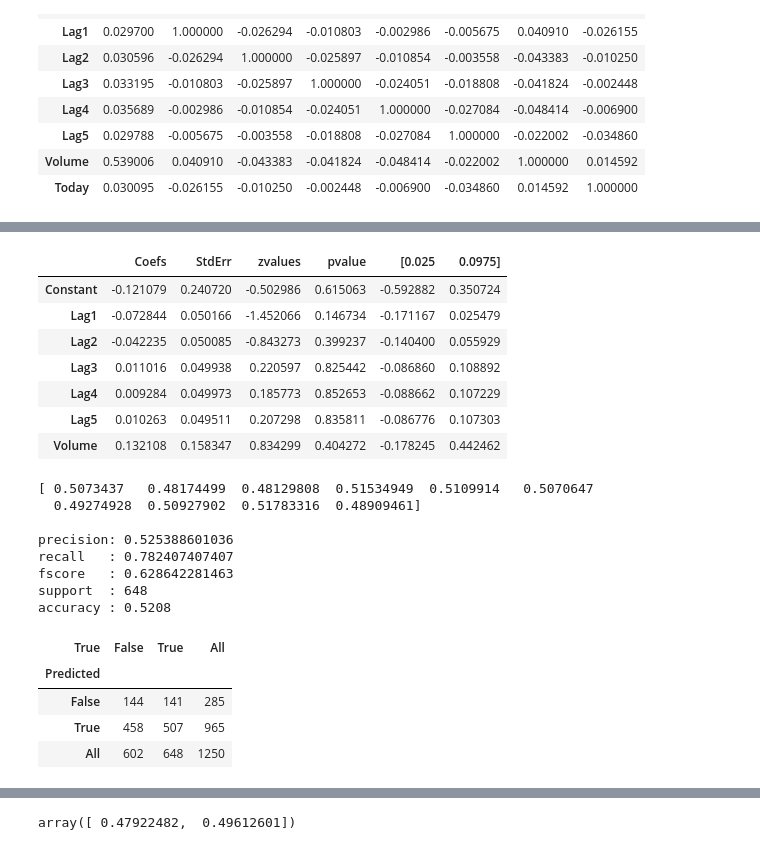
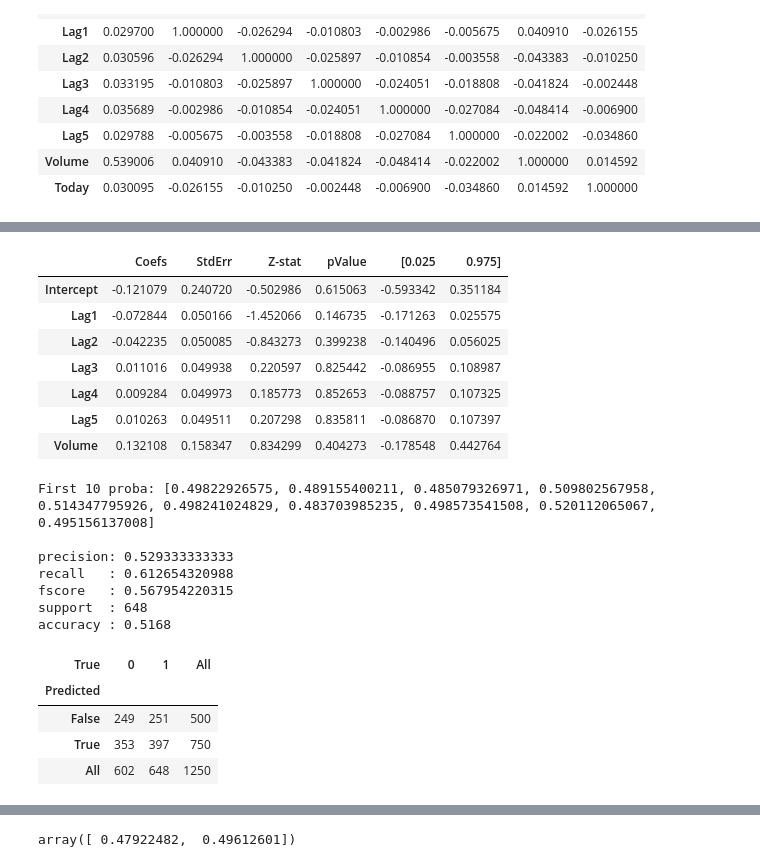
Before and after one commit to AndryRajoelimanana/Intro_Statistical_Learning, a Jupyter notebook: Chapter4_Classifications.ipynb, the cells around one changed output, grey strips where cells are left out. Saved outputs shown, nothing was run; the diff lists cells and outputs as text; code cells hidden in the pictures.

```diff
--- a/Chapter4_Classifications.ipynb
+++ b/Chapter4_Classifications.ipynb
@@ -74,17 +75,17 @@ class ModelStat(object):
             self.results = mydf
         if model_name == "sklearn.linear_model.logistic.LogisticRegression":
             self.params = np.append(model.intercept_,model.coef_)
-            predictions = self.predict_proba(X)
+            predictions = model.predict_proba(X)
             likelihood = np.multiply(predictions[:,0], predictions[:,1])
             self.cov_params = ModelStat.covlogit_matrix(newX, likelihood)
-            variance = np.diag(covLogit)
+            variance = np.diag(self.cov_params)
             self.StdErr = np.sqrt(variance)
             self.tValues = self.params/self.StdErr
             self.pValues =[2*(1 - sc.stats.t.cdf(np.abs(i),(self.dof+1))) for i in self.tValues]
             tppf = sc.stats.t.isf(0.025, self.dof)
             self.confInt = [self.params-tppf*self.StdErr, self.params+tppf*self.StdErr]
             mydf = pd.DataFrame(index=cols)
-            mydf["Coefs"],mydf["StdErr"],mydf["tValues"],mydf["pValue"] = [self.params,self.StdErr,self.tValues,self.pValues]
+            mydf["Coefs"],mydf["StdErr"],mydf["Z-stat"],mydf["pValue"] = [self.params,self.StdErr,self.tValues,self.pValues]
             mydf["[0.025"] = self.confInt[0]
             mydf["0.975]"] = self.confInt[1]
             self.results = mydf
@@ -221,6 +222,19 @@ def grid_create(model, XX, y, xstd, ystd, ngrid=20):
         coef2 = yarr[i,j]
         Z[i,j] =sum((y - (intercept + coef1*xz + coef2*yz))**2)
     return(xarr,yarr,Z)
+
+def print_diagtest(y, y_pred):
+    # diagnostic test
+    precision, recall, fscore, support = score(y, y_pred)
+    # Finding accuracy score
+    accuracy = accuracy_score(y_pred, y)
+    print('precision: {}'.format(precision[1]))
+    print('recall   : {}'.format(recall[1]))
+    print('fscore   : {}'.format(fscore[1]))
+    print('support  : {}'.format(support[1]))
+    print "accuracy : {}".format(accuracy)
+    # Confusion matrix
+    display(pd.crosstab(y_pred, y,rownames=['Predicted'], colnames=['True'], margins=True))
 # %% [markdown]
 # An Overview of Classification
 # %%
@@ -538,47 +558,39 @@ Smarket['Direction1'] = Smarket['Direction'].map({'Up':1, 'Down':0})
 # %%
+# map Direction to integer for scikit
+Smarket['Direction1'] = Smarket['Direction'].map({'Up':1, 'Down':0})
 # Logistic regression
-smLR = LogisticRegression(solver='newton-cg', max_iter=1000)
-smLR.fit_stats(Smarket[['Lag1', 'Lag2', 'Lag3', 'Lag4', 'Lag5', 'Volume']], Smarket.Direction1)
-smLR.results
+smLR = linear_model.LogisticRegression(solver='newton-cg', max_iter=1000)
+smLR_stat = ModelStat(smLR, Smarket[['Lag1', 'Lag2', 'Lag3', 'Lag4', 'Lag5', 'Volume']], Smarket.Direction1, fit=True)
+smLR_stat.results
 # %% [output]
-|  | Coefs | StdErr | zvalues | pvalue | [0.025 | 0.0975] |
-| Constant | -0.121079 | 0.240720 | -0.502986 | 0.615063 | -0.592882 | 0.350724 |
-| Lag1 | -0.072844 | 0.050166 | -1.452066 | 0.146734 | -0.171167 | 0.025479 |
-| Lag2 | -0.042235 | 0.050085 | -0.843273 | 0.399237 | -0.140400 | 0.055929 |
-| Lag3 | 0.011016 | 0.049938 | 0.220597 | 0.825442 | -0.086860 | 0.108892 |
-| Lag4 | 0.009284 | 0.049973 | 0.185773 | 0.852653 | -0.088662 | 0.107229 |
-| Lag5 | 0.010263 | 0.049511 | 0.207298 | 0.835811 | -0.086776 | 0.107303 |
-| Volume | 0.132108 | 0.158347 | 0.834299 | 0.404272 | -0.178245 | 0.442462 |
+|  | Coefs | StdErr | Z-stat | pValue | [0.025 | 0.975] |
+| Intercept | -0.121079 | 0.240720 | -0.502986 | 0.615063 | -0.593342 | 0.351184 |
+| Lag1 | -0.072844 | 0.050166 | -1.452066 | 0.146735 | -0.171263 | 0.025575 |
+| Lag2 | -0.042235 | 0.050085 | -0.843273 | 0.399238 | -0.140496 | 0.056025 |
+| Lag3 | 0.011016 | 0.049938 | 0.220597 | 0.825442 | -0.086955 | 0.108987 |
+| Lag4 | 0.009284 | 0.049973 | 0.185773 | 0.852653 | -0.088757 | 0.107325 |
+| Lag5 | 0.010263 | 0.049511 | 0.207298 | 0.835811 | -0.086870 | 0.107397 |
+| Volume | 0.132108 | 0.158347 | 0.834299 | 0.404273 | -0.178548 | 0.442764 |
 # %%
 sm_proba = smLR.predict_proba(Smarket[['Lag1', 'Lag2', 'Lag3', 'Lag4', 'Lag5', 'Volume']])
 # Print the first 10 probability
-print sm_proba[:10,1]
+print "First 10 proba: ["+", ".join([str(i) for i in sm_proba[:10,1]])+"]"
 print
 
 sm_pred = sm_proba[:,1] > 0.5
 
 # diagnostic test
-precision, recall, fscore, support = score(Smarket.Direction1, sm_pred)
-# Finding accuracy score
-accuracy = accuracy_score(sm_pred, Smarket.Direction1)
-print('precision: {}'.format(precision[1]))
-print('recall   : {}'.format(recall[1]))
-print('fscore   : {}'.format(fscore[1]))
-print('support  : {}'.format(support[1]))
-print "accuracy : {}".format(accuracy)
-# Confusion matrix
-pd.crosstab(sm_pred, Smarket.Direction1.map({0:'False', 1:'True'}),rownames=['Predicted'], colnames=['True'], margins=True)
+print_diagtest(Smarket.Direction1, sm_pred)
 # %% [output]
-[ 0.5073437   0.48174499  0.48129808  0.51534949  0.5109914   0.5070647
-  0.49274928  0.50927902  0.51783316  0.48909461]
+First 10 proba: [0.49822926575, 0.489155400211, 0.485079326971, 0.509802567958, 0.514347795926, 0.498241024829, 0.483703985235, 0.498573541508, 0.520112065067, 0.495156137008]
 
-precision: 0.525388601036
-recall   : 0.782407407407
-fscore   : 0.628642281463
+precision: 0.529333333333
+recall   : 0.612654320988
+fscore   : 0.567954220315
 support  : 648
-accuracy : 0.5208
+accuracy : 0.5168
-| True | False | True | All |
+| True | 0 | 1 | All |
 | Predicted |  |  |  |
-| False | 144 | 141 | 285 |
-| True | 458 | 507 | 965 |
+| False | 249 | 251 | 500 |
+| True | 353 | 397 | 750 |
 | All | 602 | 648 | 1250 |
```
Also changed, not shown: parts of 49 cells of this notebook, 1 other file.
